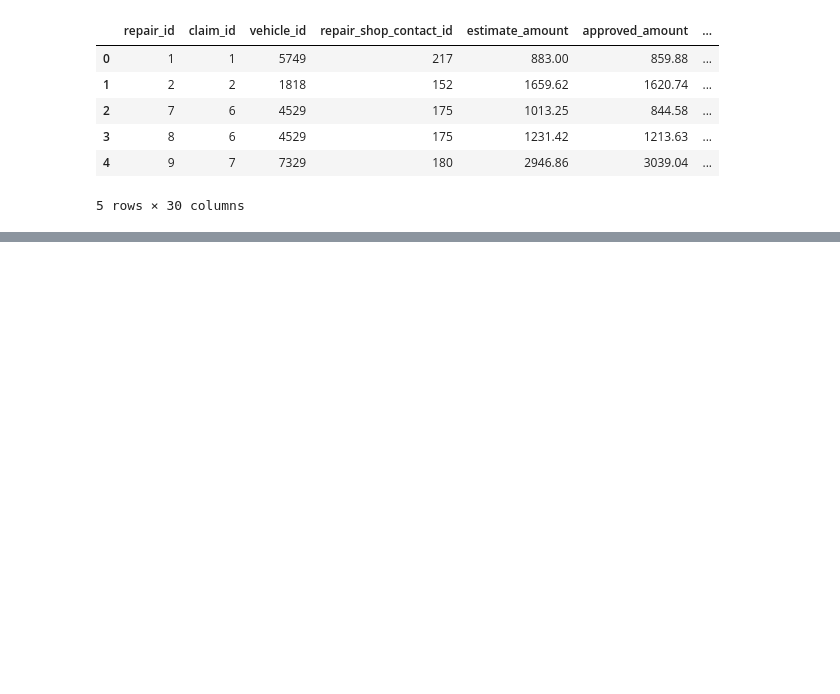
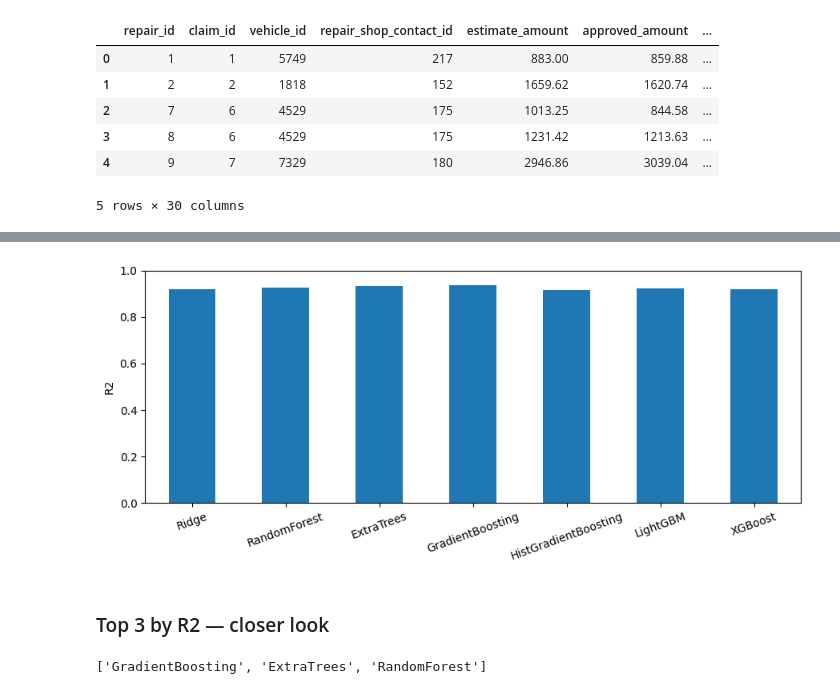
Before and after one commit to Skatyal2000/Aviva-ml, a Jupyter notebook: Regression_Model.ipynb, the cells around one changed output, grey strips where cells are left out. Drawn from its saved outputs; the diff is of its cells as text; code cells hidden in the pictures; blank space fills up the shorter version.

```diff
--- a/Regression_Model.ipynb
+++ b/Regression_Model.ipynb
@@ -94,0 +294,2 @@ suspicious {'predicted': 2565.2619005419456, 'actual': 18250.0, 'residual': 1568
+# %%
+lgbm_pred = lgbm_model.predict(X_test)
@@ -94,0 +306,3 @@ suspicious {'predicted': 2565.2619005419456, 'actual': 18250.0, 'residual': 1568
+# %%
+xgb_model = Pipeline([("pre", build_preprocessor()), ("model", XGBRegressor(n_estimators=100, max_depth=5, learning_rate=0.05, random_state=42))])
+xgb_model.fit(X_train, y_train)
@@ -94,0 +327,2 @@ suspicious {'predicted': 2565.2619005419456, 'actual': 18250.0, 'residual': 1568
+# %%
+xgb_pred = xgb_model.predict(X_test)
@@ -94,0 +339,16 @@ suspicious {'predicted': 2565.2619005419456, 'actual': 18250.0, 'residual': 1568
+# %%
+all_preds = {
+    "Ridge": ridge_pred,
+    "RandomForest": rf_pred,
+    "ExtraTrees": et_pred,
+    "GradientBoosting": gb_pred,
+    "HistGradientBoosting": hgb_pred,
+    "LightGBM": lgbm_pred,
+    "XGBoost": xgb_pred,
+}
+
+comparison_df = pd.DataFrame({
+    name: [mean_absolute_error(y_test, pred), mean_squared_error(y_test, pred) ** 0.5, r2_score(y_test, pred)]
+    for name, pred in all_preds.items()
+}, index=["MAE", "RMSE", "R2"]).T
+comparison_df
@@ -94,0 +364,17 @@ suspicious {'predicted': 2565.2619005419456, 'actual': 18250.0, 'residual': 1568
+# %%
+fig, ax = plt.subplots(figsize=(9, 4))
+comparison_df["R2"].plot(kind="bar", ax=ax)
+ax.set_ylim(0, 1)
+ax.set_ylabel("R2")
+plt.xticks(rotation=20)
+plt.tight_layout()
+plt.show()
+# %% [output]
+[figure, added]
+# %% [markdown]
+### Top 3 by R2 — closer look
+# %%
+top3_names = comparison_df["R2"].sort_values(ascending=False).head(3).index.tolist()
+top3_names
+# %% [output]
+['GradientBoosting', 'ExtraTrees', 'RandomForest']
```
Also changed, not shown: parts of 65 cells of this notebook, 4 other files.
